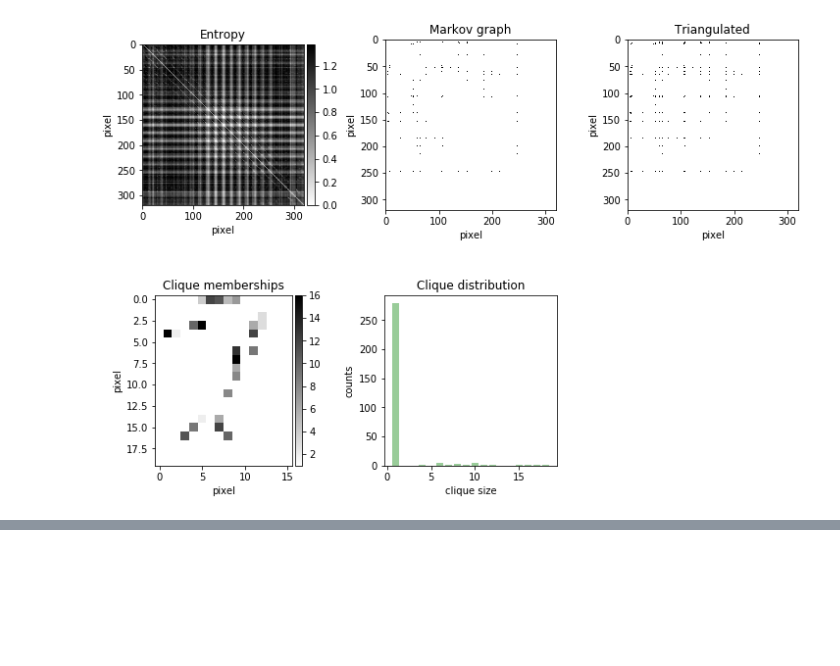
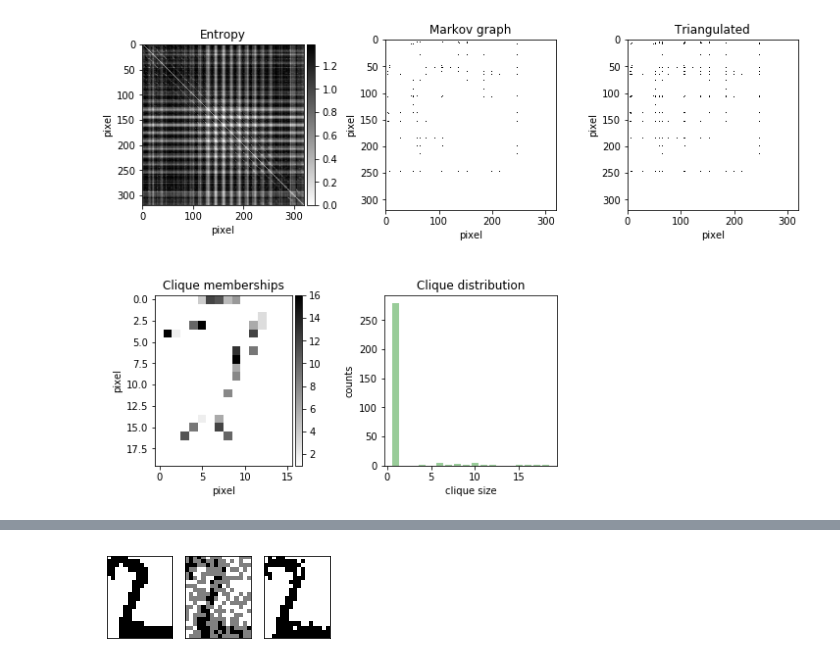
Before and after one commit to 8gradplus/probabilistic_graphical_models, a Jupyter notebook: examples/digit_reconstruction.ipynb, the cells around one changed output, grey strips where cells are left out. Cells and saved outputs as stored; diff of their text form; code cells hidden in the pictures; blank space fills up the shorter version.

```diff
--- a/examples/digit_reconstruction.ipynb
+++ b/examples/digit_reconstruction.ipynb
@@ -352,0 +375,14 @@ plot_analyze_graph(matrix_of_pairwise_entropies, markov_graph, triangulated_grap
+# %%
+train_thin = Composition(
+            to_clique_graph,
+            to_junction_tree,
+            AssignPotentials(twos),
+            orient_junction_forest,
+            adsorb_separator_potentials)
+model = train_thin(thin_triangulation)
+# %%
+noisy_two = noisy_twos[0]
+state = most_probable_state(model,  given=get_given_pixels(noisy_two))
+show_digits(np.array([twos[0], noisy_two, state]), figsize=(4,3))
+# %% [output]
+[figure, added]
```
Also changed, not shown: parts of 8 cells of this notebook, 5 other files.
